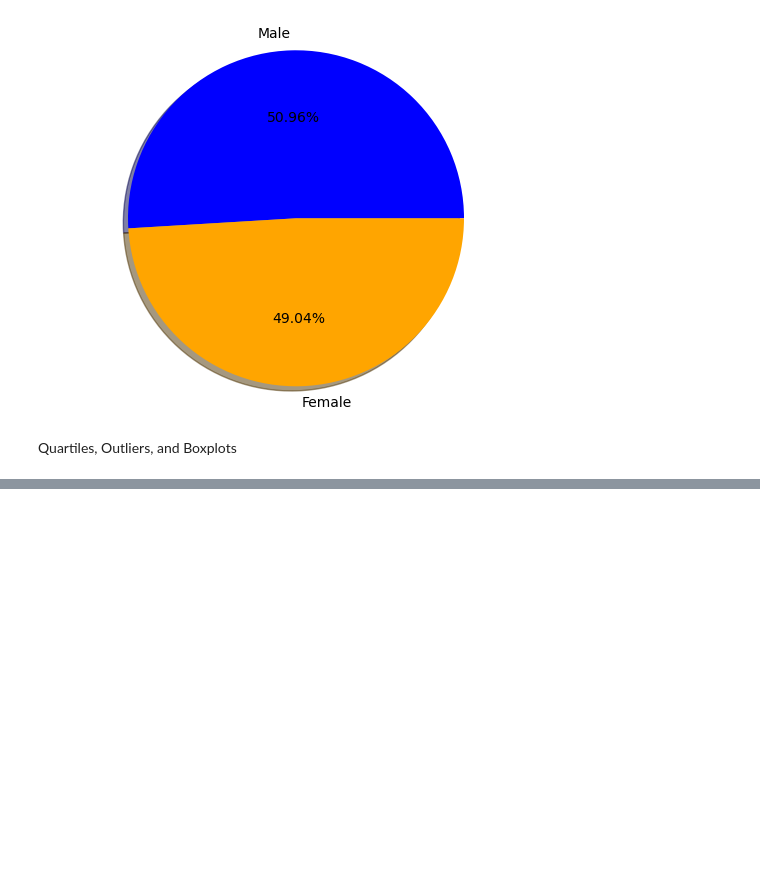
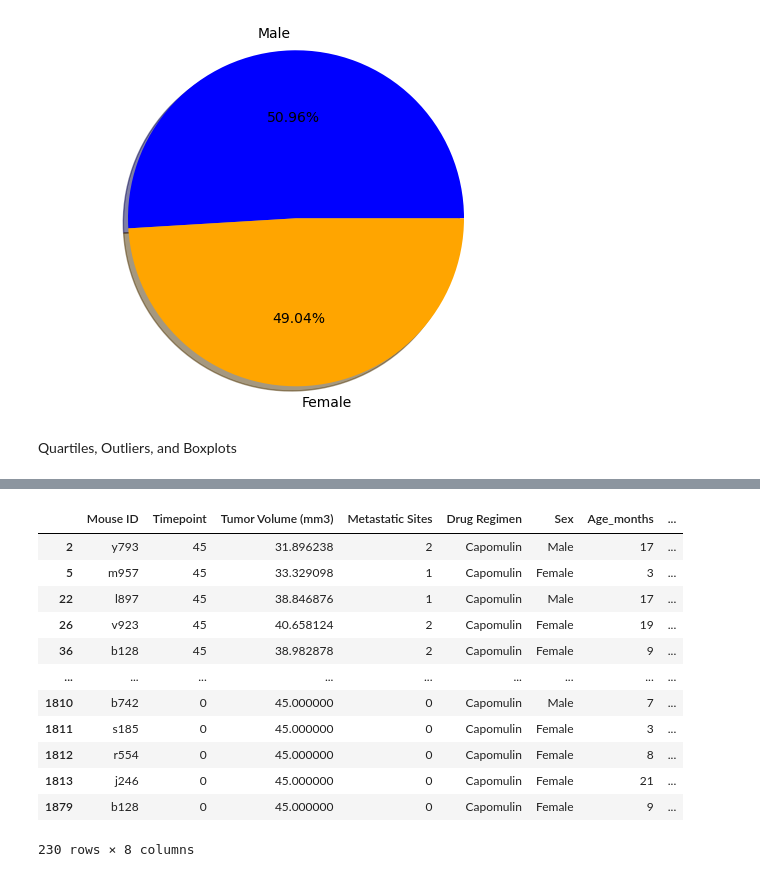
Before and after one commit to Cookees81/pymaceuticals-challenge, a Jupyter notebook: my_pymaceuticals.ipynb, the cells around one changed output, grey strips where cells are left out. Drawn from its saved outputs; the diff is of its cells as text; code cells hidden in the pictures; blank space fills up the shorter version.

```diff
--- a/my_pymaceuticals.ipynb
+++ b/my_pymaceuticals.ipynb
@@ -264,0 +278,6 @@ capo_tumors =
+# %%
+mouse_metadata = pd.read_csv(mouse_metadata_path)
+study_results = pd.read_csv(study_results_path)
+# %%
+quartile_study = pd.merge(study_results, mouse_metadata, on="Mouse ID", how="left")
+quartile_study
@@ -264,0 +298,3 @@ capo_tumors =
+# %%
+quartile_clean = quartile_study.loc[quartile_study["Mouse ID"]!="g989",:]
+quartile_clean
@@ -264,0 +332,12 @@ capo_tumors =
+# %%
+# poverty_sorted_df = census_2019_df.sort_values(["Poverty Rate (%)",
+#                                              "Average Per Capita Income by County"],
+#                                            ascending=False)
+
+# # Reset Index
+# poverty_sorted_df = poverty_sorted_df.reset_index(drop=True)
+# poverty_sorted_df.head()
+times_sorted = quartile_clean.sort_values(["Timepoint"], ascending=False)
+
+times_sorted = times_sorted.reset_index(drop=True)
+times_sorted.head()
@@ -264,0 +351,17 @@ capo_tumors =
+# %%
+capo_tumors = times_sorted.loc[times_sorted["Drug Regimen"]=="Capomulin",:]
+capo_tumors
+# %% [output]
+|  | Mouse ID | Timepoint | Tumor Volume (mm3) | Metastatic Sites | Drug Regimen | Sex | Age_months | ... |
+| 2 | y793 | 45 | 31.896238 | 2 | Capomulin | Male | 17 | ... |
+| 5 | m957 | 45 | 33.329098 | 1 | Capomulin | Female | 3 | ... |
+| 22 | l897 | 45 | 38.846876 | 1 | Capomulin | Male | 17 | ... |
+| 26 | v923 | 45 | 40.658124 | 2 | Capomulin | Female | 19 | ... |
+| 36 | b128 | 45 | 38.982878 | 2 | Capomulin | Female | 9 | ... |
+| ... | ... | ... | ... | ... | ... | ... | ... | ... |
+| 1810 | b742 | 0 | 45.000000 | 0 | Capomulin | Male | 7 | ... |
+| 1811 | s185 | 0 | 45.000000 | 0 | Capomulin | Female | 3 | ... |
+| 1812 | r554 | 0 | 45.000000 | 0 | Capomulin | Female | 8 | ... |
+| 1813 | j246 | 0 | 45.000000 | 0 | Capomulin | Female | 21 | ... |
+| 1879 | b128 | 0 | 45.000000 | 0 | Capomulin | Female | 9 | ... |
+230 rows × 8 columns
```
Also changed, not shown: parts of 15 cells of this notebook.
